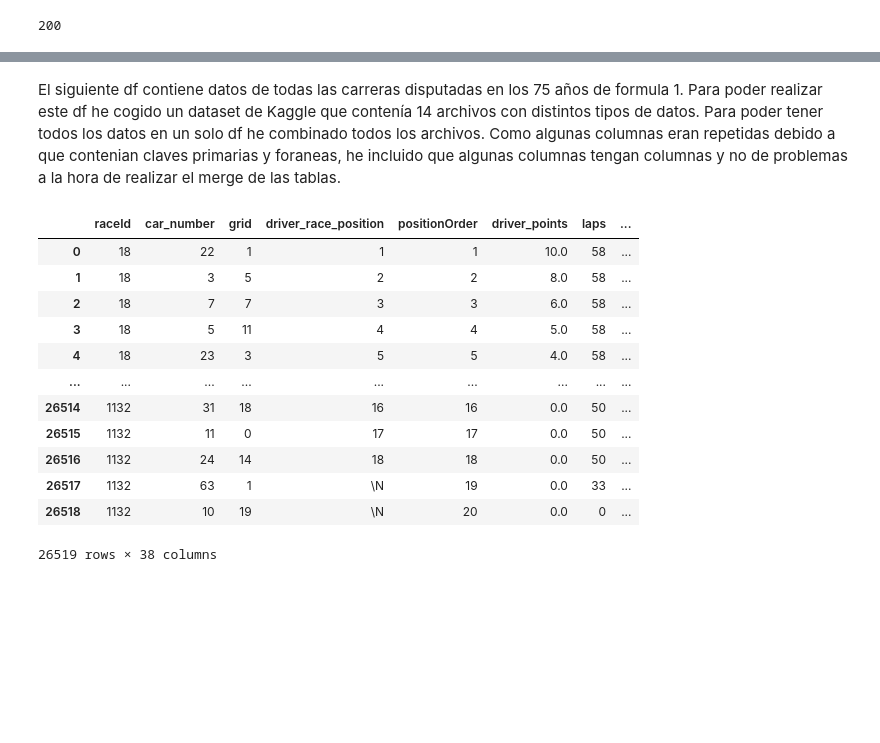
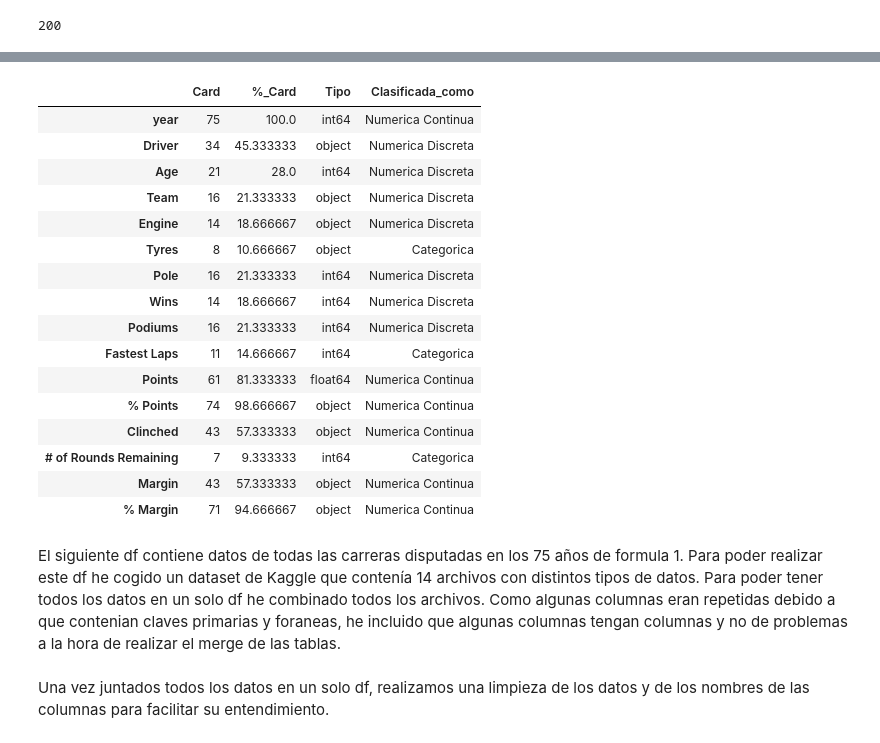
Before and after one commit to jacobo010/EDA_F1_Analysis, a Jupyter notebook: src/notebooks/primer_notebook.ipynb, the cells around one changed output, grey strips where cells are left out. Drawn from its saved outputs; the diff is of its cells as text; code cells hidden in the pictures; blank space fills up the shorter version.

```diff
--- a/src/notebooks/primer_notebook.ipynb
+++ b/src/notebooks/primer_notebook.ipynb
@@ -82,0 +101,6 @@ df_temporadas_f1
+# %%
+# Cambio del valores de las columnas para hacerlo más manejable a la hora de analizarlo.
+columnas_cambio_tipo = ["Age","Pole","Wins","Podiums","Fastest Laps","# of Rounds Remaining"]
+df_temporadas_f1[columnas_cambio_tipo] = df_temporadas_f1[columnas_cambio_tipo].astype(int)
+df_temporadas_f1["Points"] = df_temporadas_f1["Points"].astype(float)
+df_temporadas_f1.info()
@@ -83,3 +125,30 @@ df_temporadas_f1
+# %%
+df_tipificacion = pd.DataFrame([df_temporadas_f1.nunique(), df_temporadas_f1.nunique()/len(df_temporadas_f1) * 100, df_temporadas_f1.dtypes]).T.rename(columns = {0: "Card",\
+                                                                                                                                 1: "%_Card", 2: "Tipo"})
+
+df_tipificacion["Clasificada_como"] = "Categorica" # Partiendo de que casi todas parecen categóricas
+df_tipificacion.loc[df_tipificacion.Card == 2, "Clasificada_como"] = "Binaria"
+df_tipificacion.loc[df_tipificacion["Card"] > 11, "Clasificada_como"] ="Numerica Discreta"
+df_tipificacion.loc[df_tipificacion["%_Card"] > 50, "Clasificada_como"] = "Numerica Continua"
+df_tipificacion
+# %% [output]
+|  | Card | %_Card | Tipo | Clasificada_como |
+| year | 75 | 100.0 | int64 | Numerica Continua |
+| Driver | 34 | 45.333333 | object | Numerica Discreta |
+| Age | 21 | 28.0 | int64 | Numerica Discreta |
+| Team | 16 | 21.333333 | object | Numerica Discreta |
+| Engine | 14 | 18.666667 | object | Numerica Discreta |
+| Tyres | 8 | 10.666667 | object | Categorica |
+| Pole | 16 | 21.333333 | int64 | Numerica Discreta |
+| Wins | 14 | 18.666667 | int64 | Numerica Discreta |
+| Podiums | 16 | 21.333333 | int64 | Numerica Discreta |
+| Fastest Laps | 11 | 14.666667 | int64 | Categorica |
+| Points | 61 | 81.333333 | float64 | Numerica Continua |
+| % Points | 74 | 98.666667 | object | Numerica Continua |
+| Clinched | 43 | 57.333333 | object | Numerica Continua |
+| # of Rounds Remaining | 7 | 9.333333 | int64 | Categorica |
+| Margin | 43 | 57.333333 | object | Numerica Continua |
+| % Margin | 71 | 94.666667 | object | Numerica Continua |
 # %% [markdown]
 El siguiente df contiene datos de todas las carreras disputadas en los 75 años de formula 1. Para poder realizar este df he cogido un dataset de Kaggle que contenía 14 archivos con distintos tipos de datos. Para poder tener todos los datos en un solo df he combinado todos los archivos. Como algunas columnas eran repetidas debido a que contenian claves primarias y foraneas, he incluido que algunas columnas tengan columnas y no de problemas a la hora de realizar el merge de las tablas.
 # %%
@@ -131,32 +200,3 @@ if 'statusId' in status.columns:
 
 df_combinado = df_combinado.drop_duplicates()
 pd.set_option("display.max_columns", None)
-
-# Eliminar colunmas que no nos interesan.
-df_combinado.drop(columns=["url_x","url_y","url","quali_date","quali_time","sprint_date","sprint_time",
-                          "name_y","surname","fp1_date","fp1_time","fp2_date","fp2_time",
-                          "fp3_date","fp3_time","milliseconds","time_y","positionText_x","number_y",
-                          "positionText_y","driverId","qualifyId","number","statusId","resultId","constructorId"], inplace = True)
-
-# Renombrar columnas para entenderlar.
-df_combinado.rename(columns={"nationality_y":"team_nation","nationality_x":"driver_nation","constructorRef":"team",
-                            "date":"race_date","name_x":"grand_prix_name","time_x":"driver_race_time",
-                            "position_x":"driver_race_position","number_x":"car_number","points_x":"driver_points",
-                            "wins":"team_wins","points_y":"team_points","position_y":"team_position",
-                            "status_y":"driver_race_status"}, inplace=True)
-
-df_combinado
-# %% [output]
-|  | raceId | car_number | grid | driver_race_position | positionOrder | driver_points | laps | ... |
-| 0 | 18 | 22 | 1 | 1 | 1 | 10.0 | 58 | ... |
-| 1 | 18 | 3 | 5 | 2 | 2 | 8.0 | 58 | ... |
-| 2 | 18 | 7 | 7 | 3 | 3 | 6.0 | 58 | ... |
-| 3 | 18 | 5 | 11 | 4 | 4 | 5.0 | 58 | ... |
-| 4 | 18 | 23 | 3 | 5 | 5 | 4.0 | 58 | ... |
-| ... | ... | ... | ... | ... | ... | ... | ... | ... |
-| 26514 | 1132 | 31 | 18 | 16 | 16 | 0.0 | 50 | ... |
-| 26515 | 1132 | 11 | 0 | 17 | 17 | 0.0 | 50 | ... |
-| 26516 | 1132 | 24 | 14 | 18 | 18 | 0.0 | 50 | ... |
-| 26517 | 1132 | 63 | 1 | \N | 19 | 0.0 | 33 | ... |
-| 26518 | 1132 | 10 | 19 | \N | 20 | 0.0 | 0 | ... |
-26519 rows × 38 columns
@@ -181,0 +203,2 @@ conn.close()
+# %% [markdown]
+Una vez juntados todos los datos en un solo df, realizamos una limpieza de los datos y de los nombres de las columnas para facilitar su entendimiento.
```
Also changed, not shown: parts of 14 cells of this notebook, 19 other files.
